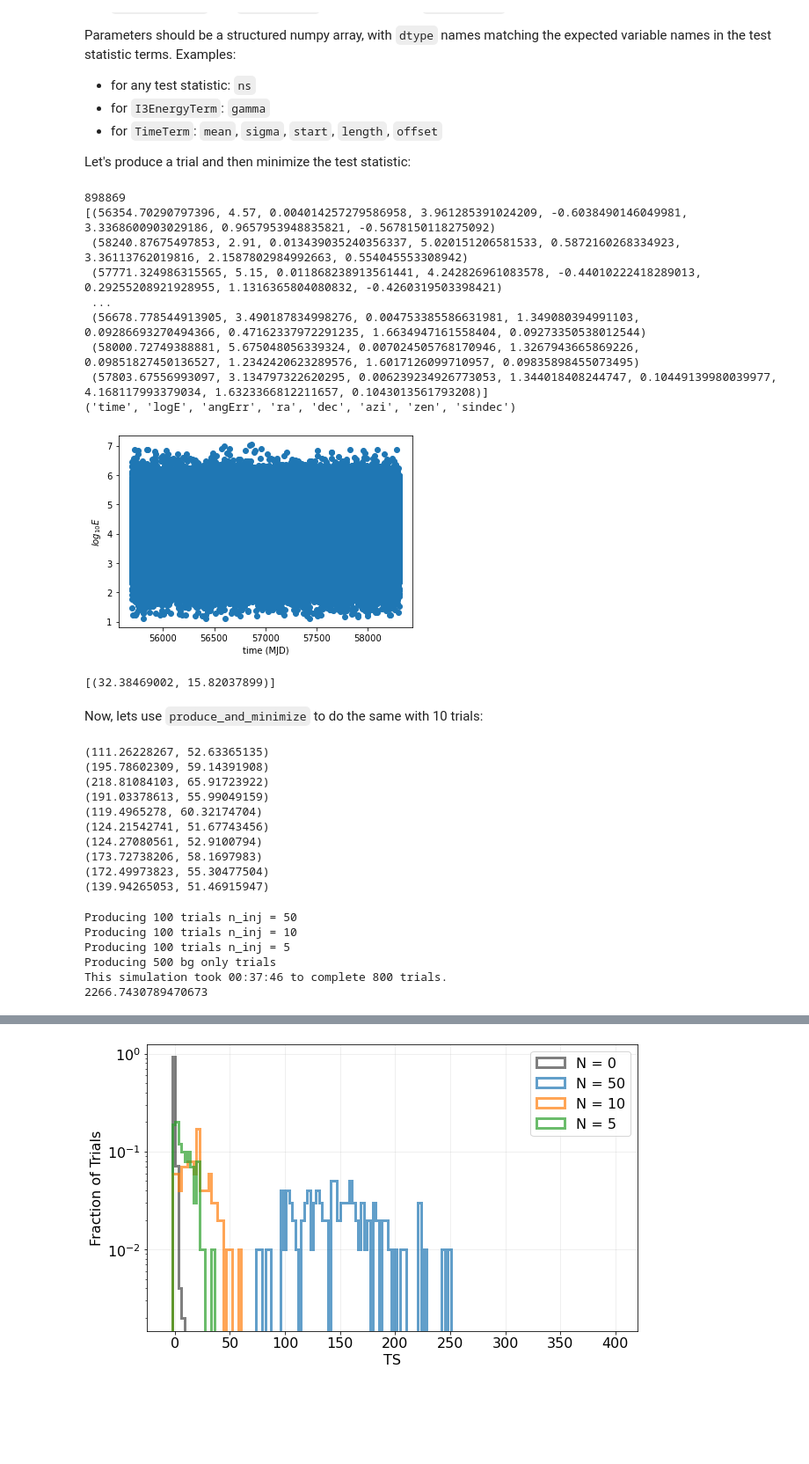
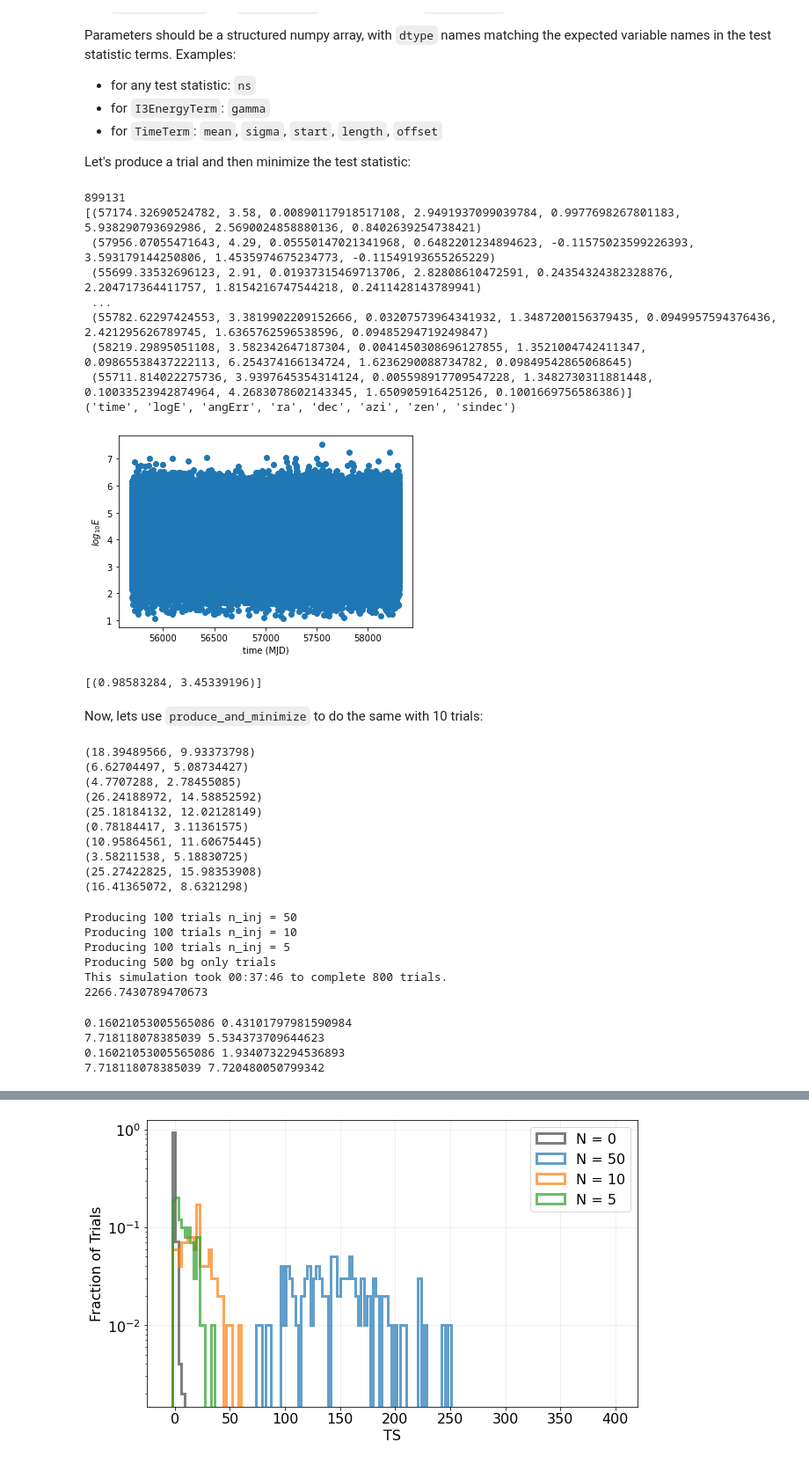
Before and after one commit to BryanFRezende/IceCube-Point-Source-Analysis, a Jupyter notebook: mla_analysis_v2.ipynb, the cells around one changed output, grey strips where cells are left out. Shown: that part at 88% size. Cells and saved outputs as stored; diff of their text form; code cells hidden in the pictures; blank space fills up the shorter version.

```diff
--- a/mla_analysis_v2.ipynb
+++ b/mla_analysis_v2.ipynb
@@ -78,7 +83,7 @@ def read_mc(file, n_keep = 50000):
     return sim
 
 # Fix the 7yr data release good run lists, add livetime, events per run, and a psudeo-run number
-def fix_grl(data = data,raw_grl = raw_grl):
+def fix_grl(data, raw_grl):
     grl_run_index, counts = np.unique(np.searchsorted(raw_grl['start'], data['time']), return_counts=True)
     pad_counts = np.zeros(len(raw_grl),dtype=int)
     for idx,thiscnt in zip(grl_run_index,counts):
@@ -258,7 +263,8 @@ Let's produce a trial and then minimize the test statistic:
 # %%
 trial = mla.analysis.produce_trial(
     analysis,
-    n_signal_observed=20,
+    #n_signal_observed=20,
+    flux_norm=1e-11
 )
 print(len(trial))
 print(trial)
@@ -269,49 +275,50 @@ plt.xlabel('time (MJD)')
 plt.ylabel(r'$log_{10}E$')
 plt.show()
 
 # Generate parameter array for minimizing
 ## Here: minimize both spectral index (gamma) and n_s
 #test_params = mla.generate_params(
 #            gamma=-2,
 #            ns=90,
 #        )
 #bounds = [(-4, -1), (0, 150)]
 
 ## Here: just miminize n_s
 test_params = mla.generate_params(
             ns=90
 )
 bounds = [(0, 150)]
 
 result = mla.analysis.minimize_ts(
     analysis=analysis,
     events=trial,
     bounds=bounds,
     test_params=test_params,
     as_array=True,
 
 )
 
 print(result)
 # %% [output]
-898869
-[(56354.70290797396, 4.57, 0.004014257279586958, 3.961285391024209, -0.6038490146049981, 3.3368600903029186, 0.9657953948835821, -0.5678150118275092)
- (58240.87675497853, 2.91, 0.013439035240356337, 5.020151206581533, 0.5872160268334923, 3.36113762019816, 2.1587802984992663, 0.554045553308942)
- (57771.324986315565, 5.15, 0.011868238913561441, 4.242826961083578, -0.44010222418289013, 0.29255208921928955, 1.1316365804080832, -0.4260319503398421)
+899131
+[(57174.32690524782, 3.58, 0.00890117918517108, 2.9491937099039784, 0.9977698267801183, 5.938290793692986, 2.5690024858880136, 0.8402639254738421)
+ (57956.07055471643, 4.29, 0.05550147021341968, 0.6482201234894623, -0.11575023599226393, 3.593179144250806, 1.4535974675234773, -0.11549193655265229)
+ (55699.33532696123, 2.91, 0.01937315469713706, 2.82808610472591, 0.24354324382328876, 2.204717364411757, 1.8154216747544218, 0.2411428143789941)
  ...
- (56678.778544913905, 3.490187834998276, 0.004753385586631981, 1.349080394991103, 0.09286693270494366, 0.47162337972291235, 1.6634947161558404, 0.09273350538012544)
- (58000.72749388881, 5.675048056339324, 0.007024505768170946, 1.3267943665869226, 0.09851827450136527, 1.2342420623289576, 1.6017126099710957, 0.09835898455073495)
- (57803.67556993097, 3.134797322620295, 0.006239234926773053, 1.344018408244747, 0.10449139980039977, 4.168117993379034, 1.6323366812211657, 0.1043013561793208)]
+ (55782.62297424553, 3.3819902209152666, 0.03207573964341932, 1.3487200156379435, 0.0949957594376436, 2.421295626789745, 1.6365762596538596, 0.09485294719249847)
+ (58219.29895051108, 3.582342647187304, 0.0041450308696127855, 1.3521004742411347, 0.09865538437222113, 6.254374166134724, 1.6236290088734782, 0.09849542865068645)
+ (55711.814022275736, 3.9397645354314124, 0.005598917709547228, 1.3482730311881448, 0.10033523942874964, 4.2683078602143345, 1.650905916425126, 0.1001669756586386)]
 ('time', 'logE', 'angErr', 'ra', 'dec', 'azi', 'zen', 'sindec')
-[figure, old version]
+[figure, new version]
-[(32.38469002, 15.82037899)]
+[(0.98583284, 3.45339196)]
 # %% [markdown]
 Now, lets use `produce_and_minimize` to do the same with 10 trials:
 # %%
 results = mla.produce_and_minimize(
     analysis=analysis,
     n_trials=10,
-    n_signal_observed=50,
+    #n_signal_observed=50,
+    flux_norm=1e-11,
     bounds=bounds,
     test_params=test_params,
     as_array=True,
@@ -320,16 +327,16 @@ results = mla.produce_and_minimize(
 for result in results:
     print(result)
 # %% [output]
-(111.26228267, 52.63365135)
-(195.78602309, 59.14391908)
-(218.81084103, 65.91723922)
-(191.03378613, 55.99049159)
-(119.4965278, 60.32174704)
-(124.21542741, 51.67743456)
-(124.27080561, 52.9100794)
-(173.72738206, 58.1697983)
-(172.49973823, 55.30477504)
-(139.94265053, 51.46915947)
+(18.39489566, 9.93373798)
+(6.62704497, 5.08734427)
+(4.7707288, 2.78455085)
+(26.24188972, 14.58852592)
+(25.18184132, 12.02128149)
+(0.78184417, 3.11361575)
+(10.95864561, 11.60675445)
+(3.58211538, 5.18830725)
+(25.27422825, 15.98353908)
+(16.41365072, 8.6321298)
 # %%
 # Produce and minimize n trials, then plot the ts distribution
 
@@ -404,0 +454,10 @@ ts_5, ns_5 = zip(*best_fit_arr_5)
+# %%
+print(np.mean(ts_bg),np.mean(ns_bg))
+print(np.mean(ts_5),np.mean(ns_5))
+print(np.mean(ts_bg), np.mean(ts_bg) + 3*np.std(ts_bg))
+print(np.mean(ts_5), np.percentile(ts_5,57.45))
+# %% [output]
+0.16021053005565086 0.43101797981590984
+7.718118078385039 5.534373709644623
+0.16021053005565086 1.9340732294536893
+7.718118078385039 7.720480050799342
```
Also changed, not shown: parts of 4 cells of this notebook.
